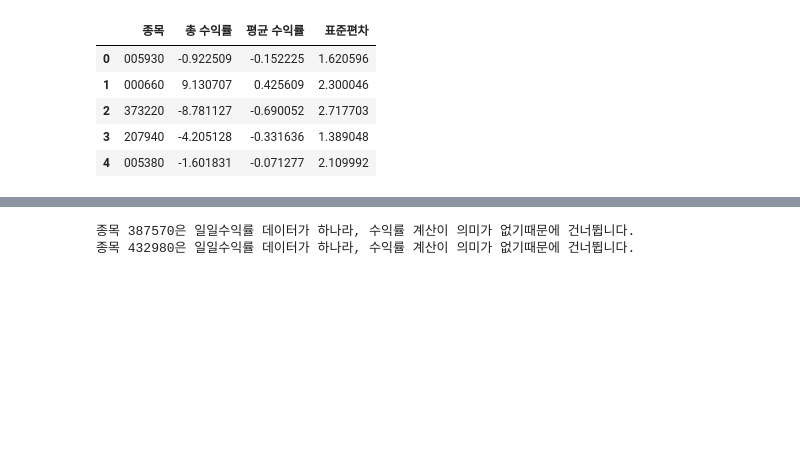
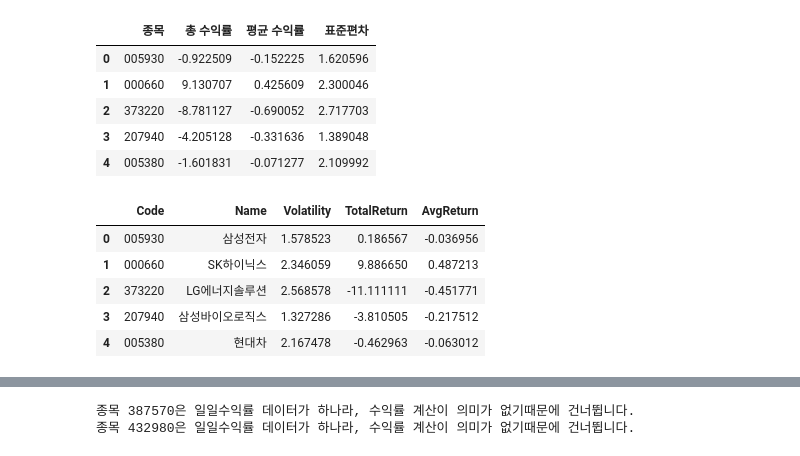
Before and after one commit to june2598/pythonstudy, a Jupyter notebook: project/sector_analysis(수익률).ipynb, the cells around one changed output, grey strips where cells are left out. Cells and saved outputs as stored; diff of their text form; code cells hidden in the pictures; blank space fills up the shorter version.

```diff
--- a/project/sector_analysis(수익률).ipynb
+++ b/project/sector_analysis(수익률).ipynb
@@ -223,3 +229,15 @@ kospi_df.head()
 | 2 | 373220 | -8.781127 | -0.690052 | 2.717703 |
 | 3 | 207940 | -4.205128 | -0.331636 | 1.389048 |
 | 4 | 005380 | -1.601831 | -0.071277 | 2.109992 |
+# %%
+# 전처리가 끝난 데이터 불러오기
+
+kospi_df = pd.read_csv('new_KOSPI_df.csv')
+kospi_df.head()
+# %% [output]
+|  | Code | Name | Volatility | TotalReturn | AvgReturn |
+| 0 | 005930 | 삼성전자 | 1.578523 | 0.186567 | -0.036956 |
+| 1 | 000660 | SK하이닉스 | 2.346059 | 9.886650 | 0.487213 |
+| 2 | 373220 | LG에너지솔루션 | 2.568578 | -11.111111 | -0.451771 |
+| 3 | 207940 | 삼성바이오로직스 | 1.327286 | -3.810505 | -0.217512 |
+| 4 | 005380 | 현대차 | 2.167478 | -0.462963 | -0.063012 |
```
Also changed, not shown: parts of 13 cells of this notebook, 21 other files.
